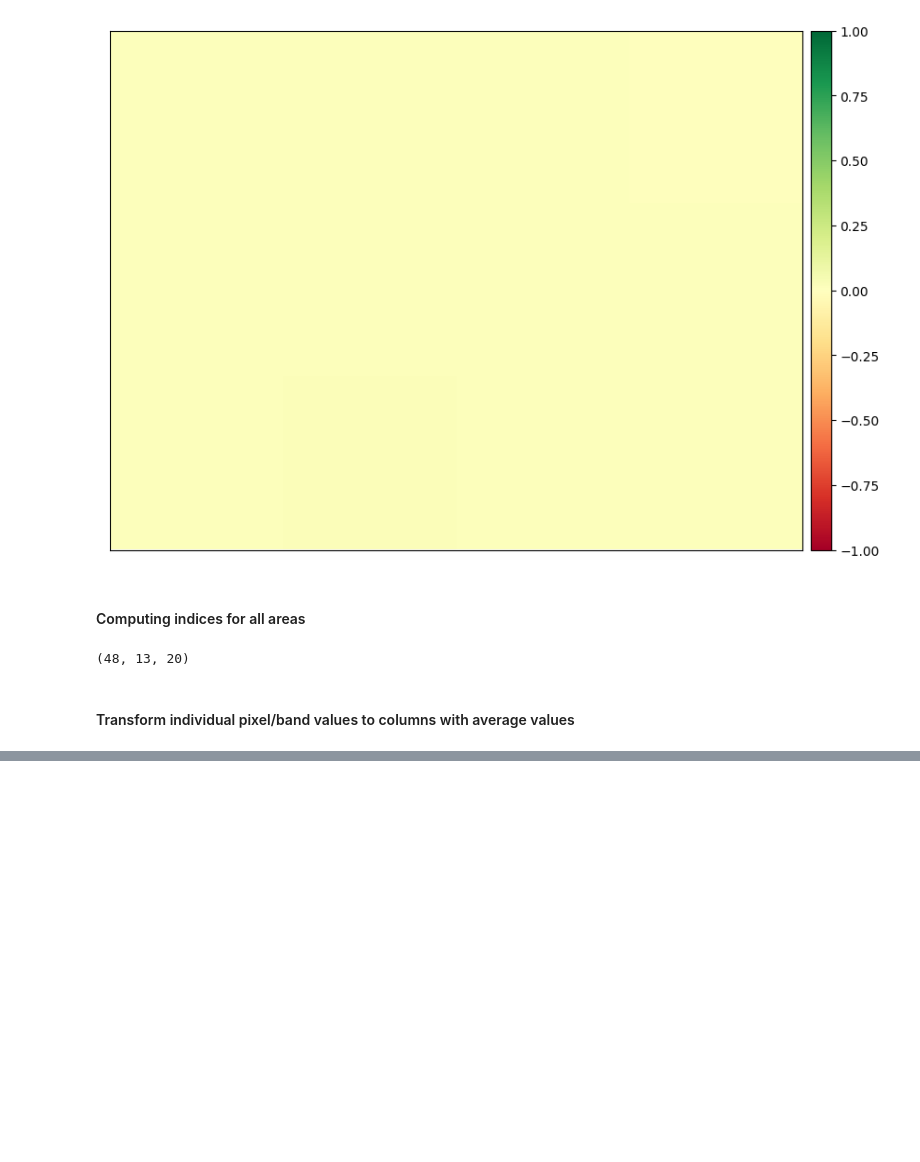
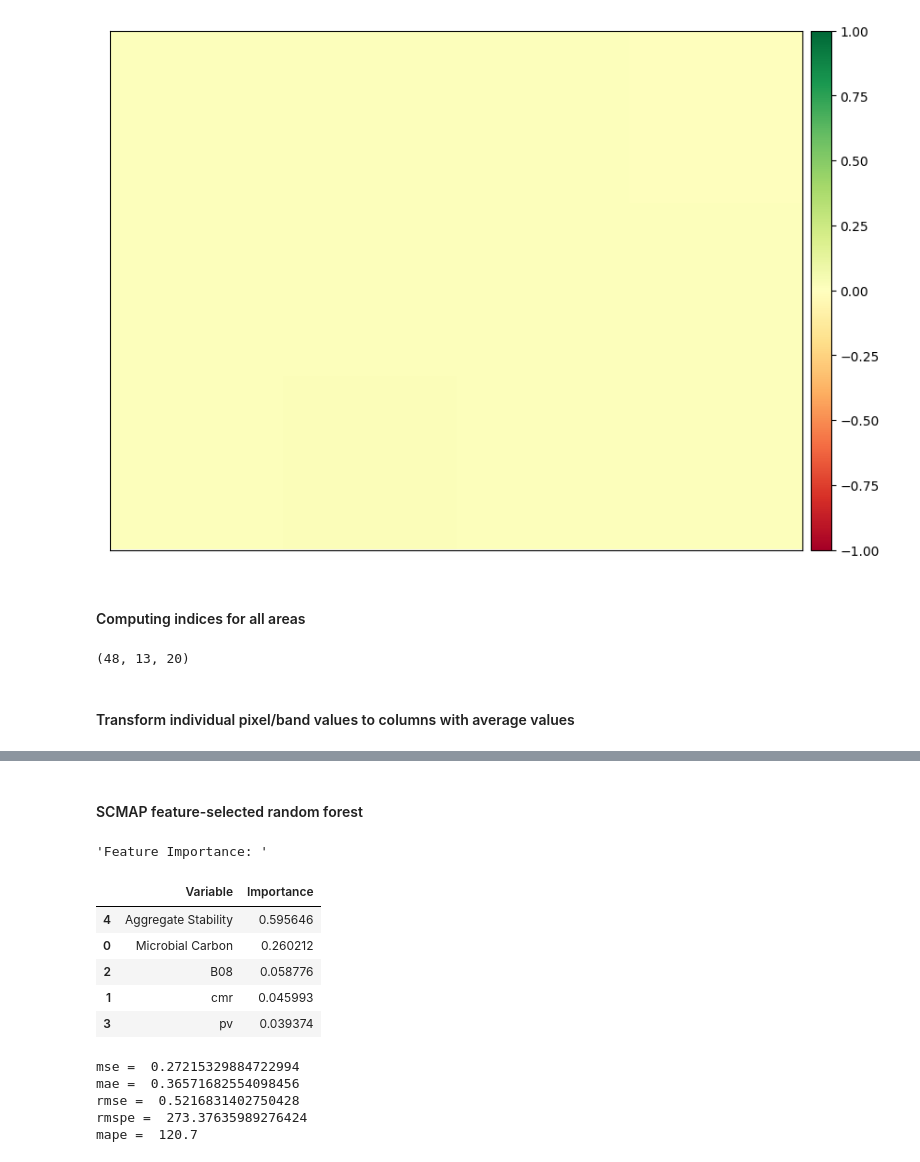
Before and after one commit to werzum/SoilQualityIndicators, a Jupyter notebook: location_rs_exploration.ipynb, the cells around one changed output, grey strips where cells are left out. Saved outputs shown, nothing was run; the diff lists cells and outputs as text; code cells hidden in the pictures; blank space fills up the shorter version.

```diff
--- a/location_rs_exploration.ipynb
+++ b/location_rs_exploration.ipynb
@@ -343,0 +477,35 @@ Their bands: green (2), red(3), NIR (4), SCMAPIn NDSI
+# %% [markdown]
+#### SCMAP feature-selected random forest
+# %%
+# Get columns to keep and create new dataframe with those only
+cols = ["Microbial Carbon","cmr","B08","pv","Aggregate Stability"]
+X_feature_reduced = X.loc[:,cols]
+
+# Redo the split with reduced x
+X_train_reduced, X_test_reduced, y_train, y_test = train_test_split(X_feature_reduced, y, test_size=0.3, random_state=42)
+
+model = RandomForestRegressor()
+model.fit(X_train_reduced, y_train)
+y_pred = model.predict(X_test_reduced)
+
+display("Feature Importance: ",pd.DataFrame({'Variable':X_feature_reduced.columns,'Importance':model.feature_importances_}).sort_values('Importance', ascending=False))
+
+mse = mean_squared_error(y_test, model.predict(X_test_reduced))
+mae = mean_absolute_error(y_test, model.predict(X_test_reduced))
+rmspe = (np.sqrt(np.mean(np.square((y_test - model.predict(X_test_reduced)) / y_test)))) * 100
+mape = mean_absolute_percentage_error(y_test, model.predict(X_test_reduced))
+
+print("\nmse = ",mse,"\nmae = ",mae,"\nrmse = ", sqrt(mse),"\nrmspe = ",rmspe, "\nmape = ",round(mape * 100, 2))
+# %% [output]
+'Feature Importance: '
+|  | Variable | Importance |
+| 4 | Aggregate Stability | 0.595646 |
+| 0 | Microbial Carbon | 0.260212 |
+| 2 | B08 | 0.058776 |
+| 1 | cmr | 0.045993 |
+| 3 | pv | 0.039374 |
+mse =  0.27215329884722994
+mae =  0.36571682554098456
+rmse =  0.5216831402750428
+rmspe =  273.37635989276424
+mape =  120.7
```
Also changed, not shown: parts of 9 cells of this notebook.
